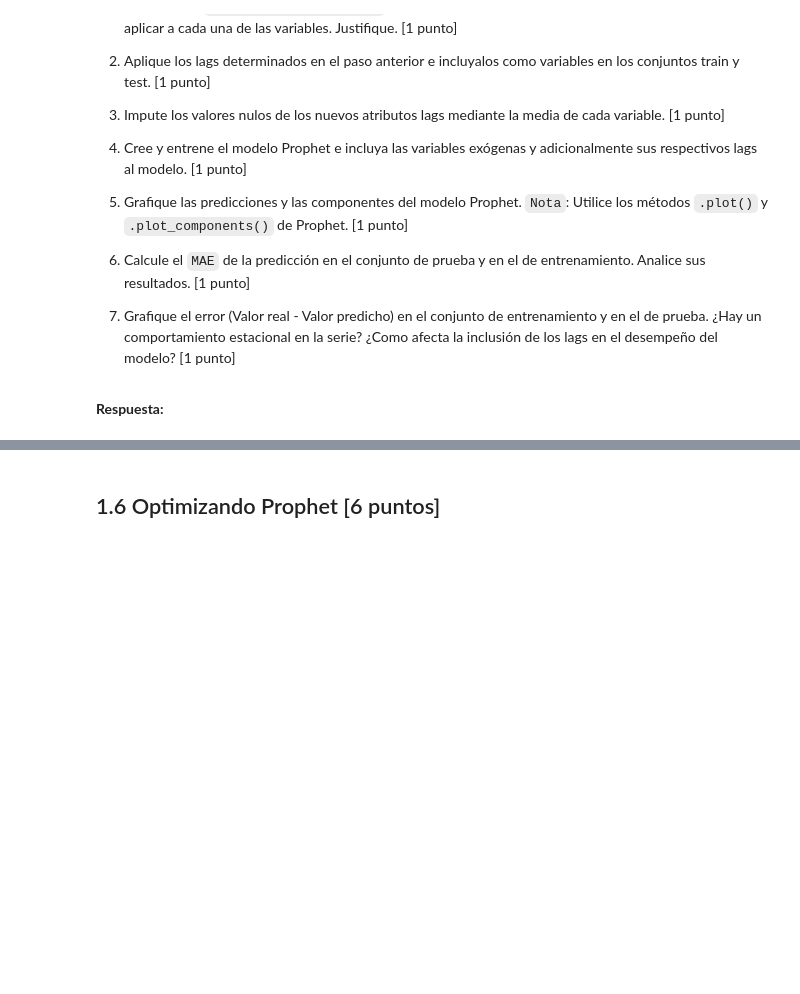
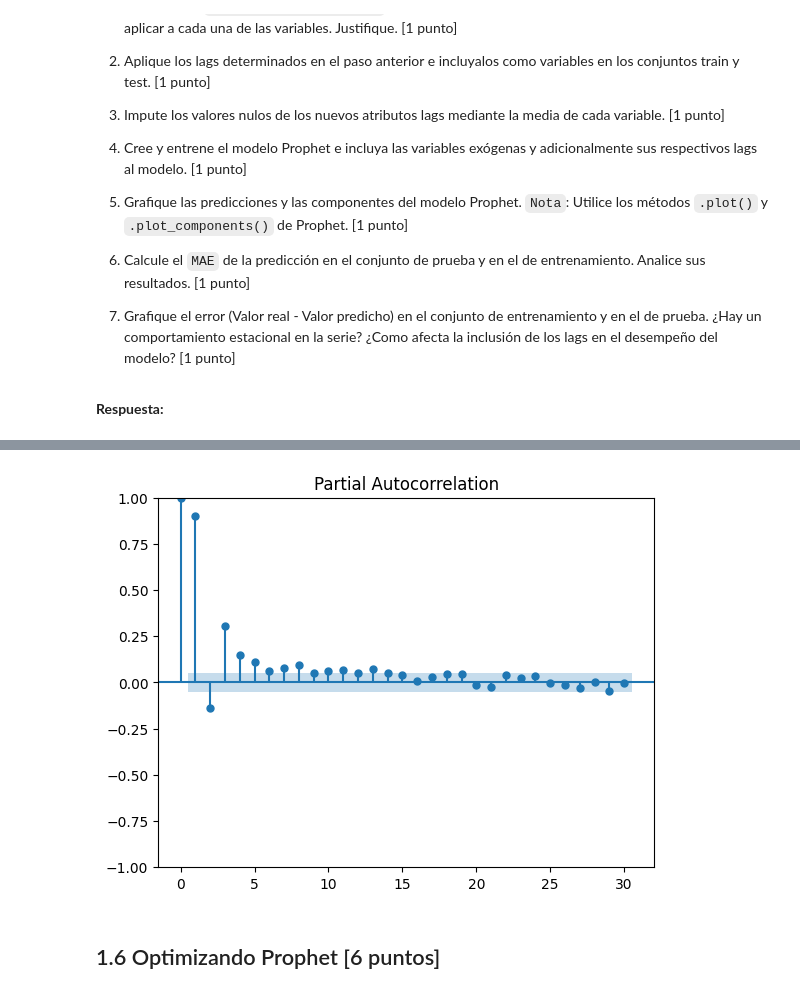
Before and after one commit to frpezzolla/lab_mds, a Jupyter notebook: lab_8/Lab_8_Enunciado.ipynb, the cells around one changed output, grey strips where cells are left out. Drawn from its saved outputs; the diff is of its cells as text; code cells hidden in the pictures; blank space fills up the shorter version.

```diff
--- a/lab_8/Lab_8_Enunciado.ipynb
+++ b/lab_8/Lab_8_Enunciado.ipynb
@@ -112,3 +110,16 @@ En primer lugar, cargue los datos históricos del archivo `energia_homero.csv` a
+# %%
+# Load the data
+import pandas as pd
+import plotly.express as px
+
+energia_homero = pd.read_csv('energia_homero.csv')
+
+# Transform the 'date' column to datetime format
+energia_homero['date'] = pd.to_datetime(energia_homero['date'])
+
+# Visualize the energy consumption using plotly
+fig = px.line(energia_homero, x='date', y='Energy_kWh', title='Consumo de Energía en el Hogar de Homero')
+fig.show()
 # %% [markdown]
 ## 1.2 Controlando la Serie de Tiempo [6 puntos]
 # %% [markdown]
@@ -221,0 +510,86 @@ Para ello, a usted se le pide que:
+# %%
+from statsmodels.graphics.tsaplots import plot_pacf
+import plotly.graph_objects as go
+
+# Paso 1: Calcular la Autocorrelación Parcial
+variables_avg = ['Temp_avg', 'Dew_avg', 'Hum_avg', 'Wind_avg', 'Press_avg']
+lags = {}
+
+for var in variables_avg:
+    pacf_values = plot_pacf(datos_frink[var], lags=30, method='ywm')
+    pacf_values = pacf_values[1:].values  # Excluir el primer valor que es siempre 1
+    lags[var] = 3  # Aquí se asume que se eligen 3 lags para cada variable como ejemplo
+
+    fig = go.Figure()
+    fig.add_trace(go.Bar(x=list(range(1, len(pacf_values) + 1)), y=pacf_values, name=f'PACF {var}'))
+    fig.update_layout(title=f'Autocorrelación Parcial de {var}', xaxis_title='Lag', yaxis_title='PACF')
+    fig.show()
+
+# Paso 2: Aplicar los lags determinados e incluirlos como variables en los conjuntos train y test
+for var, lag in lags.items():
+    for i in range(1, lag + 1):
+        datos_frink[f'{var}_lag_{i}'] = datos_frink[var].shift(i)
+
+# Merge con los conjuntos de entrenamiento y prueba
+train_data_merged = pd.merge(train_data, datos_frink, on='date', how='left')
+test_data_merged = pd.merge(test_data, datos_frink, on='date', how='left')
+
+# Paso 3: Imputar los valores nulos de los nuevos atributos lags mediante la media de cada variable
+for var in variables_avg:
+    for i in range(1, lags[var] + 1):
+        train_data_merged[f'{var}_lag_{i}'].fillna(train_data_merged[f'{var}_lag_{i}'].mean(), inplace=True)
+        test_data_merged[f'{var}_lag_{i}'].fillna(test_data_merged[f'{var}_lag_{i}'].mean(), inplace=True)
+
+# Renombrar las columnas para Prophet
+train_data_merged = train_data_merged.rename(columns={'date': 'ds', 'Energy_kWh': 'y'})
+test_data_merged = test_data_merged.rename(columns={'date': 'ds', 'Energy_kWh': 'y'})
+
+# Paso 4: Crear y entrenar el modelo Prophet e incluir las variables exógenas y sus lags
+model_with_lags = Prophet()
+
+# Añadir los regresores (variables exógenas) y sus lags
+for var in variables_avg:
+    model_with_lags.add_regressor(var)
+    for i in range(1, lags[var] + 1):
+        model_with_lags.add_regressor(f'{var}_lag_{i}')
+
+# Entrenar el modelo
+model_with_lags.fit(train_data_merged)
+
+# Preparar el dataset de predicciones
+future_with_lags = model_with_lags.make_future_dataframe(periods=len(test_data_merged))
+future_with_lags = pd.merge(future_with_lags, datos_frink, left_on='ds', right_on='date', how='left').drop(columns=['date'])
+
+# Realizar las predicciones
+forecast_with_lags = model_with_lags.predict(future_with_lags)
+
+# Paso 5: Graficar las predicciones y las componentes del modelo Prophet
+fig1 = plot_plotly(model_with_lags, forecast_with_lags)
+fig1.show()
+
+fig2 = plot_components_plotly(model_with_lags, forecast_with_lags)
+fig2.show()
+
+# Paso 6: Calcular el MAE de la predicción en el conjunto de prueba y en el de entrenamiento
+forecast_train_with_lags = forecast_with_lags[forecast_with_lags['ds'].isin(train_data_merged['ds'])]
+forecast_test_with_lags = forecast_with_lags[forecast_with_lags['ds'].isin(test_data_merged['ds'])]
+
+mae_train_with_lags = mean_absolute_error(train_data_merged['y'], forecast_train_with_lags['yhat'])
+mae_test_with_lags = mean_absolute_error(test_data_merged['y'], forecast_test_with_lags['yhat'])
+
+print(f'MAE Train (Prophet with Lags): {mae_train_with_lags}')
+print(f'MAE Test (Prophet with Lags): {mae_test_with_lags}')
+
+# Paso 7: Graficar el error
+train_data_merged['yhat'] = forecast_train_with_lags['yhat'].values
+test_data_merged['yhat'] = forecast_test_with_lags['yhat'].values
+
+train_data_merged['error'] = train_data_merged['y'] - train_data_merged['yhat']
+test_data_merged['error'] = test_data_merged['y'] - test_data_merged['yhat']
+
+fig3 = go.Figure()
+fig3.add_trace(go.Scatter(x=train_data_merged['ds'], y=train_data_merged['error'], mode='lines', name='Train Error (Prophet with Lags)'))
+fig3.add_trace(go.Scatter(x=test_data_merged['ds'], y=test_data_merged['error'], mode='lines', name='Test Error (Prophet with Lags)'))
+fig3.update_layout(title='Prediction Error (Prophet with Lags)', xaxis_title='Date', yaxis_title='Error')
+fig3.show()
+# %% [output]
@@ -222,3 +597,4 @@ Para ello, a usted se le pide que:
+[figure, added]
 # %% [markdown]
 ## 1.6 Optimizando Prophet [6 puntos]
 # %% [markdown]
```
Also changed, not shown: parts of 13 cells of this notebook.
